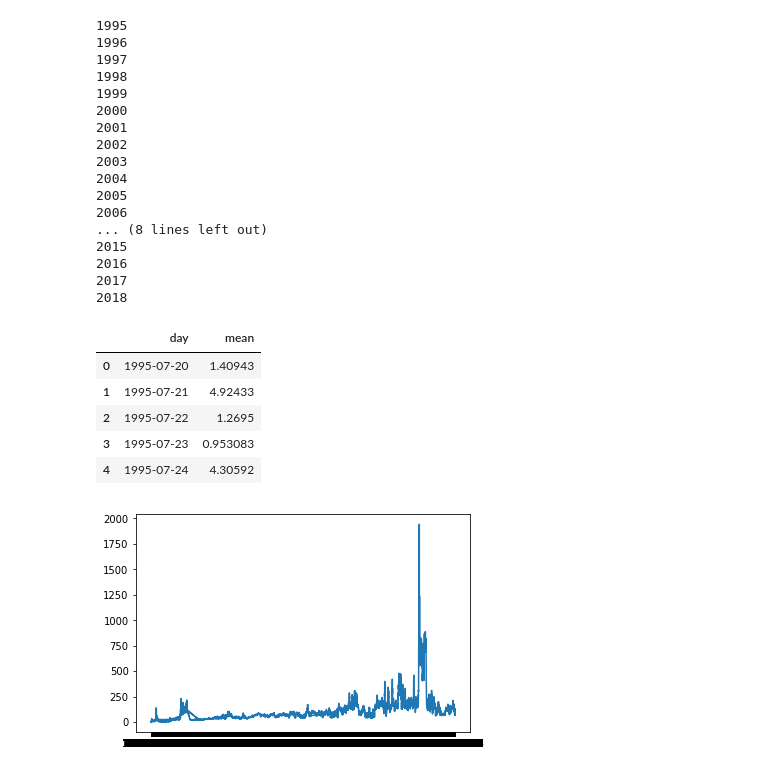
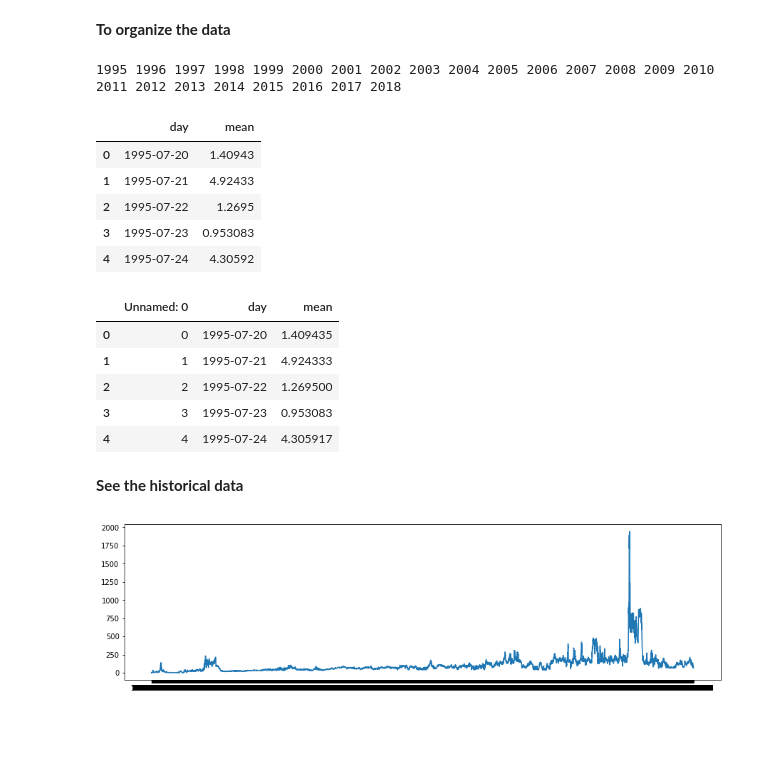
Before and after one commit to ann-2018-03/evaluacion-jdavidavendano, a Jupyter notebook: ada-01-precios.ipynb, the cells around one changed output. Drawn from its saved outputs; the diff is of its cells as text; code cells hidden in the pictures; blank space fills up the shorter version.

```diff
--- a/ada-01-precios.ipynb
+++ b/ada-01-precios.ipynb
@@ -5,11 +5,13 @@ from matplotlib.pyplot import plot, show
 %matplotlib inline
+# %% [markdown]
+**To organize the data**
 # %%
 col = ["day","mean"]
 mp = pd.DataFrame(columns = col)
 checkerDuplicates = set()
 
 for year in range(1995, 2019):
-    print(year)
+    print(year, end=" ")
     if year <= 2015:
         t = pd.read_excel('datos/precios/Precio_Bolsa_Nacional_($kwh)_'+str(year)+'.xlsx')
     else:
@@ -42,36 +44,34 @@ for year in range(1995, 2019):
             mp.loc[len(mp), :] = tmpl
             checkerDuplicates.add(tmpl[0])
 # %% [output]
-1995
-1996
-1997
-1998
-1999
-2000
-2001
-2002
-2003
-2004
-2005
-2006
-... (8 lines left out)
-2015
-2016
-2017
-2018
+1995 1996 1997 1998 1999 2000 2001 2002 2003 2004 2005 2006 2007 2008 2009 2010 2011 2012 2013 2014 2015 2016 2017 2018
+# %%
+mp.head()
+# %% [output]
+|  | day | mean |
+| 0 | 1995-07-20 | 1.40943 |
+| 1 | 1995-07-21 | 4.92433 |
+| 2 | 1995-07-22 | 1.2695 |
+| 3 | 1995-07-23 | 0.953083 |
+| 4 | 1995-07-24 | 4.30592 |
 # %%
 mp.to_csv('allYearPrices.csv')
+# %%
+mp = pd.read_csv('allYearPrices.csv')
 # %%
 mp.head()
 # %% [output]
-|  | day | mean |
-| 0 | 1995-07-20 | 1.40943 |
-| 1 | 1995-07-21 | 4.92433 |
-| 2 | 1995-07-22 | 1.2695 |
-| 3 | 1995-07-23 | 0.953083 |
-| 4 | 1995-07-24 | 4.30592 |
+|  | Unnamed: 0 | day | mean |
+| 0 | 0 | 1995-07-20 | 1.409435 |
+| 1 | 1 | 1995-07-21 | 4.924333 |
+| 2 | 2 | 1995-07-22 | 1.269500 |
+| 3 | 3 | 1995-07-23 | 0.953083 |
+| 4 | 4 | 1995-07-24 | 4.305917 |
+# %% [markdown]
+**See the historical data**
 # %%
+figure(figsize=(15,4))
 plot(mp['day'].tolist(), mp['mean'].tolist())
 show()
 # %% [output]
-[figure, old version]
+[figure, new version]
```
Also changed, not shown: parts of 8 cells of this notebook, 4 other files.
